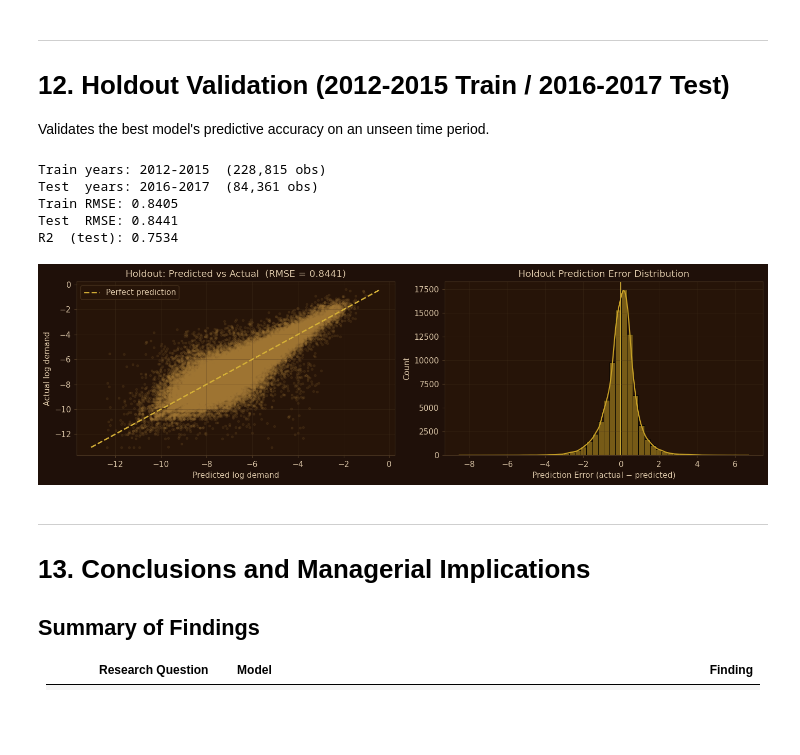
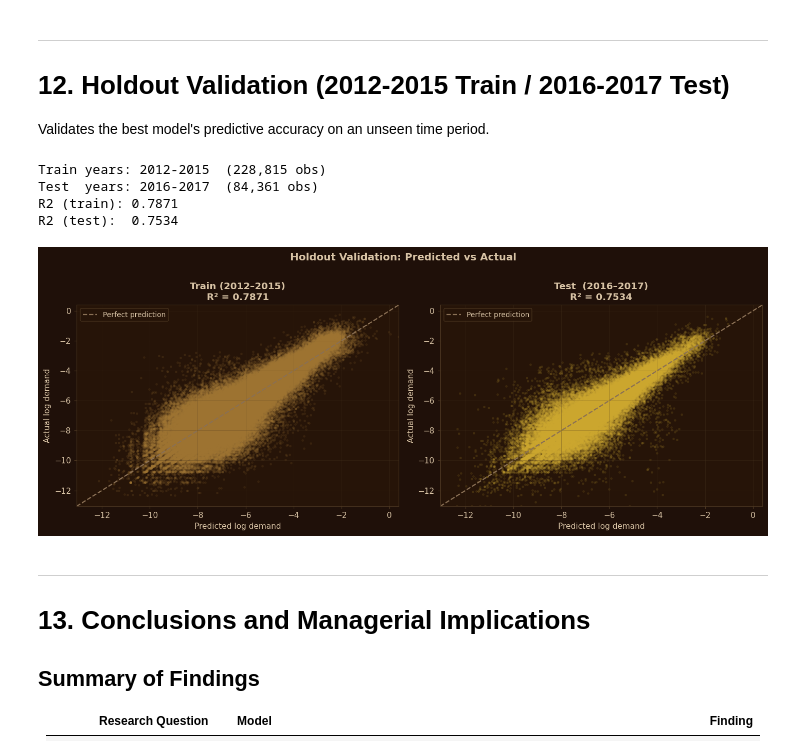
Before and after one commit to ajuare5/iowa-liquor-sales-analytics, a Jupyter notebook: iowa_liquor_demand_analysis.ipynb, the cells around one changed output. Drawn from its saved outputs; the diff is of its cells as text; code cells hidden in the pictures; blank space fills up the shorter version.

```diff
--- a/iowa_liquor_demand_analysis.ipynb
+++ b/iowa_liquor_demand_analysis.ipynb
@@ -767,9 +840,13 @@ mkt_coefs['market'] = [
 order_m = ['Rural', 'Micropolitan', 'Metro']
 mkt_coefs['ord'] = mkt_coefs['market'].map({m: i for i, m in enumerate(order_m)})
 mkt_coefs = mkt_coefs.sort_values('ord')
+
 colors_mkt = {'Rural': GOLD_BRIGHT, 'Micropolitan': GOLD_WARM, 'Metro': GOLD_DARK}
+sublabels  = {'Rural': 'Most price-sensitive',
+              'Micropolitan': 'Moderate sensitivity',
+              'Metro': 'Nearly price-insensitive'}
 
-fig, ax = plt.subplots(figsize=(8, 5))
+fig, ax = plt.subplots(figsize=(8, 6))
 apply_dark_style(fig, [ax])
 for _, row in mkt_coefs.iterrows():
     c = colors_mkt.get(row['market'], GOLD_MID)
@@ -778,14 +855,25 @@ for _, row in mkt_coefs.iterrows():
            error_kw=dict(ecolor=TEXT_DIM, linewidth=1.5))
     ax.text(row['market'], row['Estimate'] / 2, f"{row['Estimate']:.3f}",
             ha='center', va='center', fontsize=13, fontweight='bold', color=TEXT_CREAM)
+
 ax.axhline(-1, color=TEXT_DIM, linestyle='--', linewidth=1.2, label='Unit elastic (e=−1)')
 ax.axhline(0, color=AXIS_COLOR, linewidth=0.8)
 ax.set_title('Price Elasticity by Market Type\n2010 Census RUCC Classification',
              fontweight='bold', fontsize=12, color=TEXT_CREAM)
 ax.set_ylabel('Price Elasticity', fontsize=11, color=TEXT_CREAM)
-ax.tick_params(axis='x', labelsize=12, labelcolor=TEXT_CREAM)
+ax.tick_params(axis='x', labelsize=12, labelcolor=TEXT_CREAM, pad=20)
 ax.tick_params(axis='y', labelsize=10, labelcolor=TEXT_CREAM)
 ax.legend(fontsize=10, facecolor=PANEL_BG, edgecolor=AXIS_COLOR, labelcolor=TEXT_CREAM)
+
+# Add sublabels as a second x-tick line below the market type names
+for i, mkt in enumerate(order_m):
+    ax.annotate(sublabels[mkt],
+                xy=(i, 0), xycoords=('data', 'axes fraction'),
+                xytext=(0, -38), textcoords='offset points',
+                ha='center', va='top', fontsize=9,
+                color=colors_mkt[mkt], fontstyle='italic',
+                annotation_clip=False)
+
 plt.tight_layout()
 plt.savefig('figures/market_type_elasticity.png', bbox_inches='tight', dpi=150, facecolor=BG)
 plt.show()
@@ -1501,59 +1589,60 @@ Validates the best model's predictive accuracy on an unseen time period.
 # %%
 val = agg.sort_values(['County', 'Category Name', 'Year', 'Month']).copy()
 val['lag_log_demand'] = val.groupby(['County', 'Category Name'])['log_demand'].shift(1)
 val = val.dropna(subset=['log_demand', 'log_price', 'lag_log_demand'])
 
 train = val[val['Year'] <= 2015]
 test  = val[val['Year'] >= 2016]
 
 feats = ['log_price', 'Is_Holiday', 'Weekend_Count', 'lag_log_demand']
 X_tr  = sm.add_constant(train[feats].astype(float))
 X_te  = sm.add_constant(test[feats].astype(float)).reindex(columns=X_tr.columns, fill_value=0)
 
-model_val = sm.OLS(train['log_demand'], X_tr).fit()
-y_pred    = model_val.predict(X_te)
-y_true    = test['log_demand']
+model_val    = sm.OLS(train['log_demand'], X_tr).fit()
+y_pred_train = model_val.fittedvalues
+y_pred_test  = model_val.predict(X_te)
+y_true_train = train['log_demand']
+y_true_test  = test['log_demand']
 
-rmse_train = np.sqrt(mean_squared_error(train['log_demand'], model_val.fittedvalues))
-rmse_test  = np.sqrt(mean_squared_error(y_true, y_pred))
-r2_test    = 1 - np.sum((y_true - y_pred) ** 2) / np.sum((y_true - y_true.mean()) ** 2)
+r2_train = model_val.rsquared
+r2_test  = 1 - np.sum((y_true_test - y_pred_test)**2) / np.sum((y_true_test - y_true_test.mean())**2)
 
 print(f'Train years: 2012-2015  ({len(train):,} obs)')
 print(f'Test  years: 2016-2017  ({len(test):,} obs)')
-print(f'Train RMSE: {rmse_train:.4f}')
-print(f'Test  RMSE: {rmse_test:.4f}')
-print(f'R2  (test): {r2_test:.4f}')
+print(f'R2 (train): {r2_train:.4f}')
+print(f'R2 (test):  {r2_test:.4f}')
 
-fig, axes = plt.subplots(1, 2, figsize=(13, 4))
+fig, axes = plt.subplots(1, 2, figsize=(13, 5))
 apply_dark_style(fig, axes)
 
-axes[0].scatter(y_pred, y_true, alpha=0.12, s=7, color=GOLD_WARM)
-mn = min(y_pred.min(), y_true.min())
-mx = max(y_pred.max(), y_true.max())
-axes[0].plot([mn, mx], [mn, mx], color=GOLD_BRIGHT, linewidth=1.8,
-             linestyle='--', label='Perfect prediction')
-axes[0].set_xlabel('Predicted log demand', color=TEXT_CREAM)
-axes[0].set_ylabel('Actual log demand', color=TEXT_CREAM)
-axes[0].set_title(f'Holdout: Predicted vs Actual  (RMSE = {rmse_test:.4f})', color=TEXT_CREAM)
-axes[0].legend(facecolor=PANEL_BG, edgecolor=AXIS_COLOR, labelcolor=TEXT_CREAM)
+# shared axis limits
+all_vals = np.concatenate([y_true_train, y_true_test, y_pred_train, y_pred_test])
+mn, mx = all_vals.min(), all_vals.max()
 
-resid_test = y_true.values - y_pred.values
-sns.histplot(resid_test, bins=50, kde=True, ax=axes[1],
-             color=GOLD_MID, line_kws={'color': GOLD_BRIGHT, 'lw': 1.5})
-axes[1].axvline(0, color=GOLD_BRIGHT, linewidth=1.2)
-axes[1].set_xlabel('Prediction Error (actual − predicted)', color=TEXT_CREAM)
-axes[1].set_title('Holdout Prediction Error Distribution', color=TEXT_CREAM)
+for ax, y_true, y_pred, label, r2, color in [
+    (axes[0], y_true_train, y_pred_train, 'Train (2012–2015)', r2_train, GOLD_WARM),
+    (axes[1], y_true_test,  y_pred_test,  'Test  (2016–2017)', r2_test,  GOLD_BRIGHT),
+]:
+    ax.scatter(y_pred, y_true, alpha=0.10, s=5, color=color)
+    ax.plot([mn, mx], [mn, mx], color=TEXT_DIM, linewidth=1.5, linestyle='--', label='Perfect prediction')
+    ax.set_xlim(mn, mx)
+    ax.set_ylim(mn, mx)
+    ax.set_xlabel('Predicted log demand', color=TEXT_CREAM)
+    ax.set_ylabel('Actual log demand', color=TEXT_CREAM)
+    ax.set_title(f'{label}\nR² = {r2:.4f}', color=TEXT_CREAM, fontweight='bold', fontsize=12)
+    ax.legend(facecolor=PANEL_BG, edgecolor=AXIS_COLOR, labelcolor=TEXT_CREAM, fontsize=9)
 
+plt.suptitle('Holdout Validation: Predicted vs Actual', color=TEXT_CREAM,
+             fontsize=13, fontweight='bold', y=1.01)
 plt.tight_layout()
 plt.savefig('figures/12_holdout_validation.png', bbox_inches='tight', dpi=150, facecolor=BG)
 plt.show()
 # %% [output]
 Train years: 2012-2015  (228,815 obs)
 Test  years: 2016-2017  (84,361 obs)
-Train RMSE: 0.8405
-Test  RMSE: 0.8441
-R2  (test): 0.7534
+R2 (train): 0.7871
+R2 (test):  0.7534
-[figure, old version]
+[figure, new version]
 # %% [markdown]
 ---
 # 13. Conclusions and Managerial Implications
```
Also changed, not shown: parts of 3 cells of this notebook.
